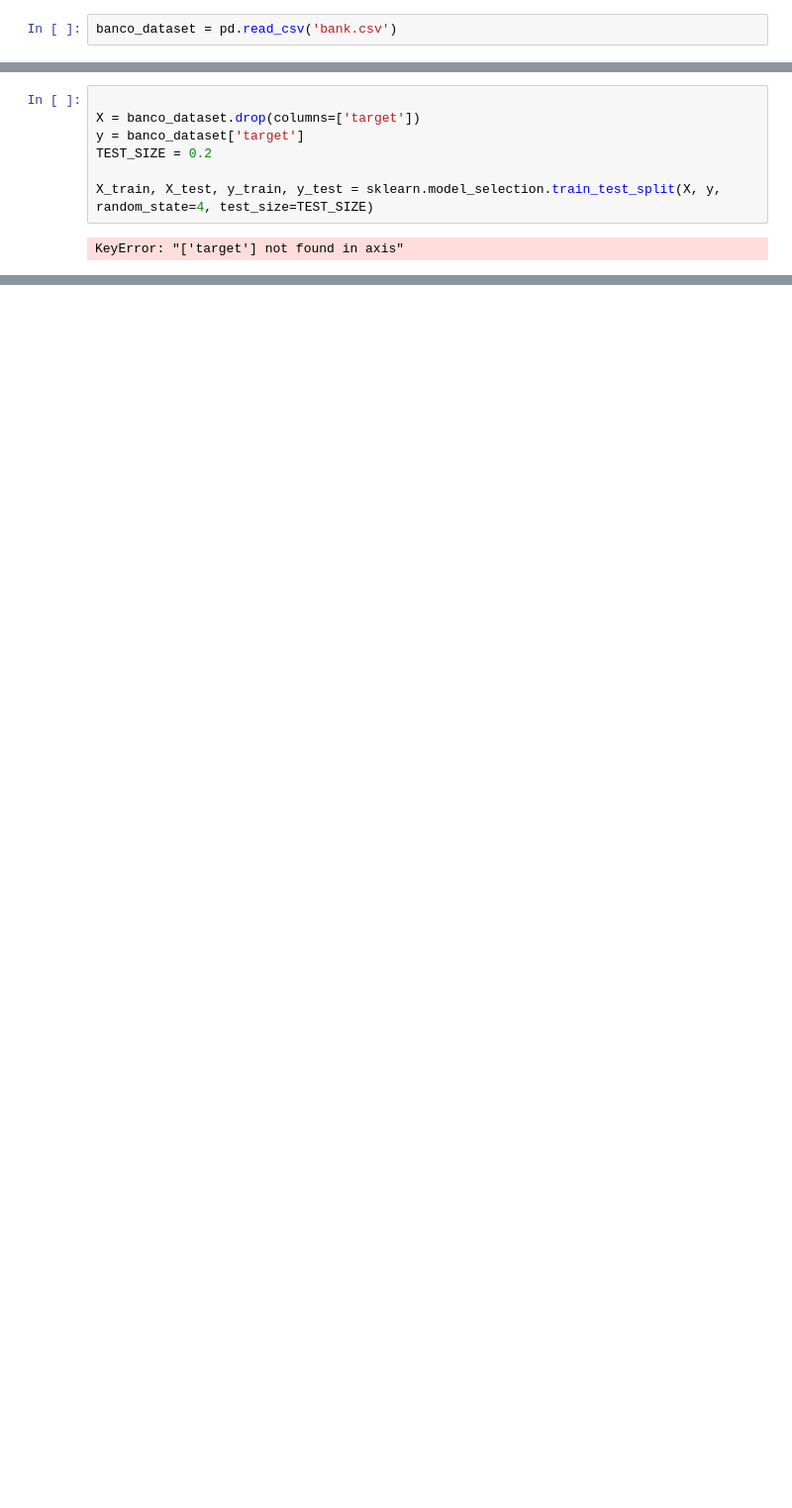
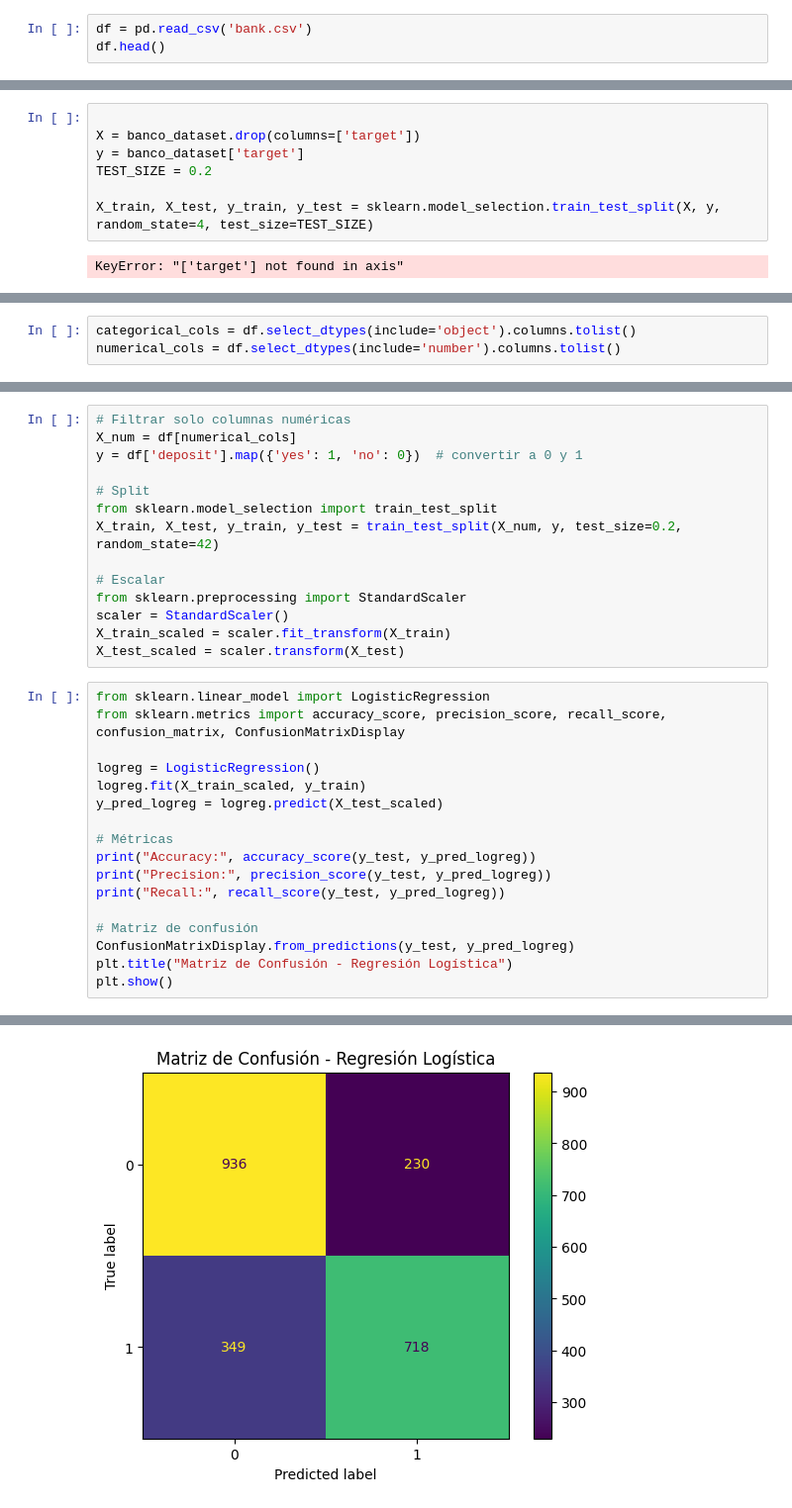
Before and after one commit to felipenovella/TPIa, a Jupyter notebook: Novella_Safar_(CE).ipynb, the cells around one changed output, grey strips where cells are left out. Shown at 99% size. Saved outputs shown, nothing was run; the diff lists cells and outputs as text; blank space fills up the shorter version.

```diff
--- a/Novella_Safar_(CE).ipynb
+++ b/Novella_Safar_(CE).ipynb
@@ -16,2 +14,3 @@ ModuleNotFoundError: No module named 'seaborn'
 # %%
-banco_dataset = pd.read_csv('bank.csv')
+df = pd.read_csv('bank.csv')
+df.head()
@@ -35,0 +40,3 @@ NameError: name 'X_train' is not defined
+# %%
+categorical_cols = df.select_dtypes(include='object').columns.tolist()
+numerical_cols = df.select_dtypes(include='number').columns.tolist()
@@ -35,0 +59,32 @@ NameError: name 'X_train' is not defined
+# %%
+# Filtrar solo columnas numéricas
+X_num = df[numerical_cols]
+y = df['deposit'].map({'yes': 1, 'no': 0})  # convertir a 0 y 1
+
+# Split
+from sklearn.model_selection import train_test_split
+X_train, X_test, y_train, y_test = train_test_split(X_num, y, test_size=0.2, random_state=42)
+
+# Escalar
+from sklearn.preprocessing import StandardScaler
+scaler = StandardScaler()
+X_train_scaled = scaler.fit_transform(X_train)
+X_test_scaled = scaler.transform(X_test)
+# %%
+from sklearn.linear_model import LogisticRegression
+from sklearn.metrics import accuracy_score, precision_score, recall_score, confusion_matrix, ConfusionMatrixDisplay
+
+logreg = LogisticRegression()
+logreg.fit(X_train_scaled, y_train)
+y_pred_logreg = logreg.predict(X_test_scaled)
+
+# Métricas
+print("Accuracy:", accuracy_score(y_test, y_pred_logreg))
+print("Precision:", precision_score(y_test, y_pred_logreg))
+print("Recall:", recall_score(y_test, y_pred_logreg))
+
+# Matriz de confusión
+ConfusionMatrixDisplay.from_predictions(y_test, y_pred_logreg)
+plt.title("Matriz de Confusión - Regresión Logística")
+plt.show()
+# %% [output]
@@ -35,0 +94 @@ NameError: name 'X_train' is not defined
+[figure, added]
```
Also changed, not shown: parts of 6 cells of this notebook.
